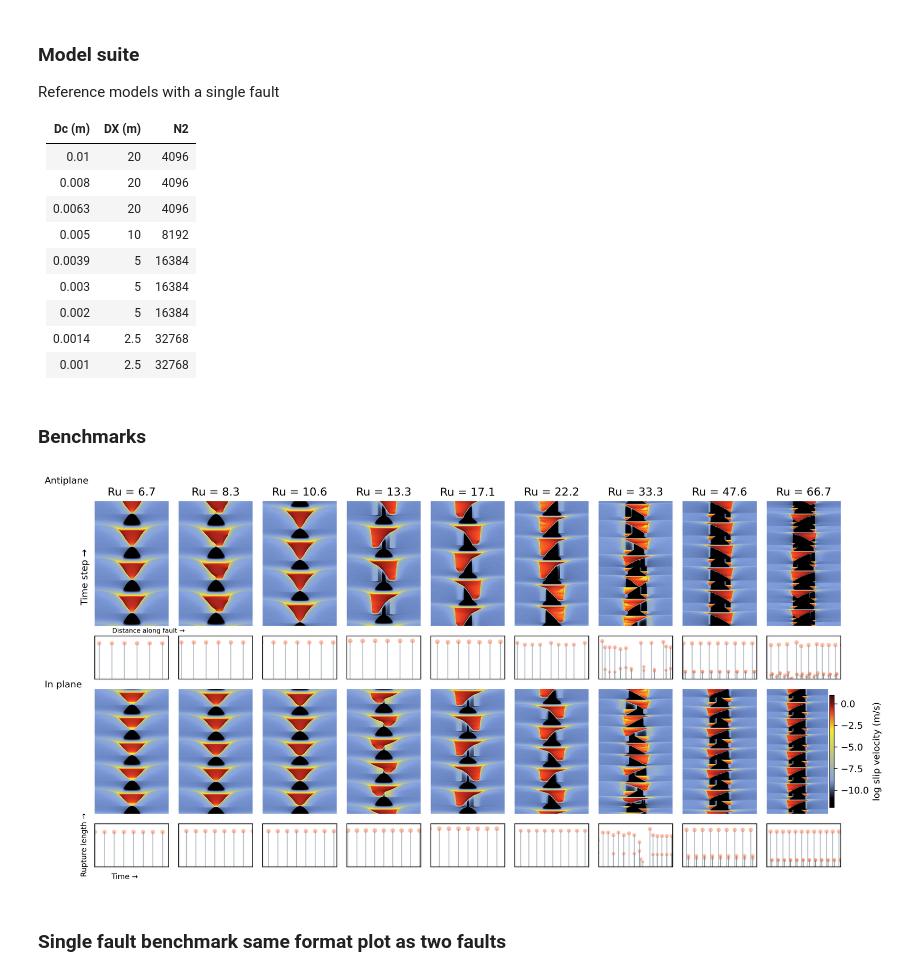
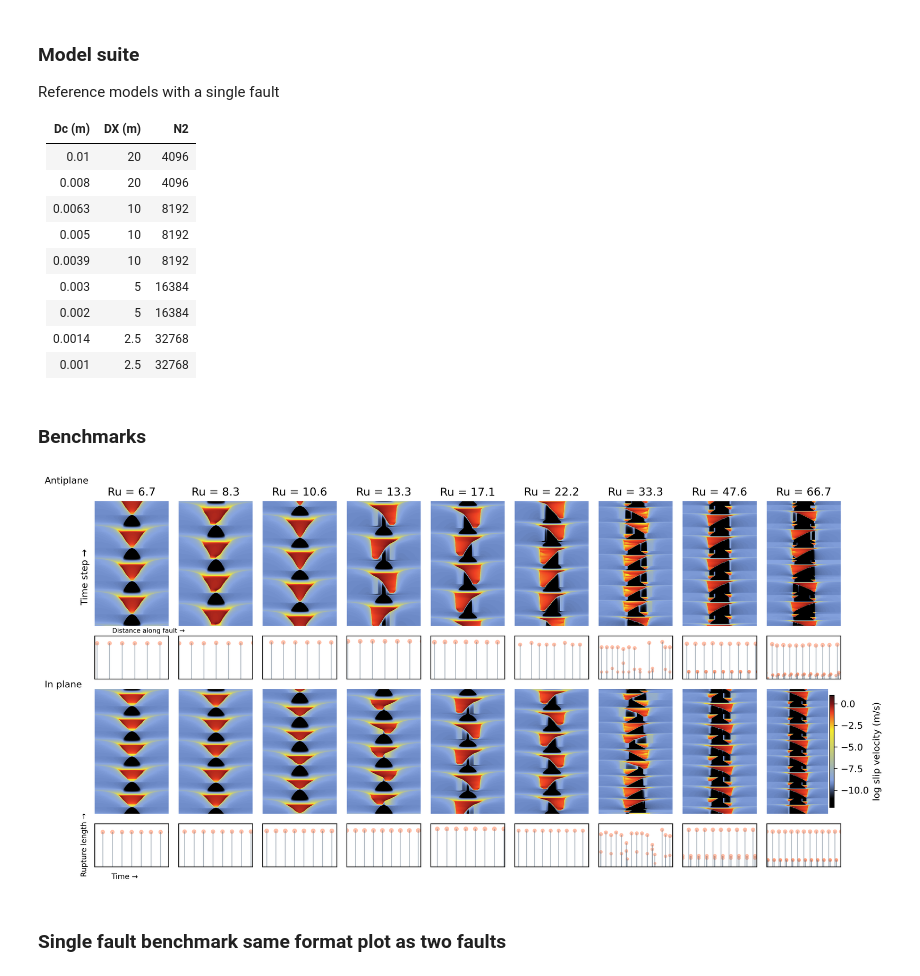
Before and after one commit to absrp/two_fault_interactions, a Jupyter notebook: single_fault_benchmark.ipynb, the cells around one changed output. Cells and saved outputs as stored; diff of their text form; code cells hidden in the pictures.

```diff
--- a/single_fault_benchmark.ipynb
+++ b/single_fault_benchmark.ipynb
@@ -26,9 +26,9 @@ Reference models with a single fault
 |-------|-----|------|
 | 0.01  | 20  | 4096 |
 | 0.008 | 20  | 4096 |
-| 0.0063 | 20  | 4096 |
+| 0.0063 | 10  | 8192 |
 | 0.005 | 10  | 8192 |
-| 0.0039 | 5   | 16384 |
+| 0.0039 | 10   | 8192 |
 | 0.003 | 5   | 16384 |
 | 0.002 | 5 | 16384 |
 | 0.0014 | 2.5 | 32768 |
@@ -46,7 +46,7 @@ grid_step_rate_horizontal = 4
 cell_dict = {
     0.01: (20, 4096),
     0.008: (20, 4096),
-    0.0063: (20, 4096),
+    0.0063: (10, 8192),
     0.005: (10, 8192),
     0.0039: (10, 8192),
     0.003: (5, 16384),
@@ -71,7 +71,7 @@ cols = ['Index', 'Displacement', 'Col3', 'Col4', 'Col5', 'col', 'cplb','Slip Rat
 # %% [markdown]
 ### Benchmarks
 # %%
-main_dir = 'benchmarks/single_fault_benchmark_antiplane/'
+main_dir = 'model_outputs/single_fault_benchmarks/antiplane/'
 feature = 'log10v' # tau, slip, log10v
 vmin = -12 # color limits
 vmax = 1
@@ -148,7 +148,7 @@ for i, file_path in enumerate(files):
     ax_bottom.set_xlim(400, 700)
     ax_bottom.set_ylim(0.2, 8)
 
-main_dir = 'benchmarks/single_fault_benchmark_inplane/'
+main_dir = 'model_outputs/single_fault_benchmarks/inplane/'
 files = []
 for root, dirs, file_names in os.walk(main_dir):
     for file in file_names:
@@ -201,35 +201,35 @@ for i, file_path in enumerate(files):
     ok_size_rupture_idx1 = np.where(rupture_length_fault1 > 3)[0]
     time_f1 = time_f1[ok_size_rupture_idx1]
     rupture_length_fault1 = rupture_length_fault1[ok_size_rupture_idx1]
 
     scale_factor = 5
     ax_bottom.scatter(time_f1/365/24/60/60, (rupture_length_fault1 * pixel_size) / 1000,
                     c='coral', s=scale_factor * np.log(rupture_length_fault1 + 1), alpha=0.5, edgecolor='none')
     ax_bottom.vlines(
         x=time_f1/365/24/60/60,
         ymin=0,
         ymax=(rupture_length_fault1 * pixel_size) / 1000,
         color='slategray',
         alpha=0.5,
         linewidth=1
     )
     ax_bottom.set_xlim(400, 700)
     ax_bottom.set_ylim(0.2, 8)
 
 cbar = fig.colorbar(ax_top.collections[0], ax=ax_top, location='right', shrink=0.9, pad=0.02, aspect=25)
 cbar.set_label('log slip velocity (m/s)',fontsize=10)
 plt.tight_layout()
 
 fig.text(-0.05, 0.99, 'Antiplane', va='center', ha='left', rotation=0, fontsize=10)
 fig.text(-0.05, 0.48, 'In plane', va='center', ha='left', rotation=0, fontsize=10)
 fig.text(-0.005, 0.75, 'Time step →', va='center', ha='left', rotation=90, fontsize=10)
 fig.text(-0.005, 0.08, 'Rupture length →', va='center', ha='left', rotation=90, fontsize=8)
 fig.text(0.08, 0.615, 'Distance along fault →', va='center', ha='center', rotation=0, fontsize=7)
 fig.text(0.05, 0, 'Time →', va='center', ha='center', rotation=0, fontsize=8)
 
-plt.savefig('Figures/single_fault_benchmark.png',bbox_inches='tight')
+plt.savefig('Summary figures/single_fault/single_fault_benchmark.png',bbox_inches='tight')
 # %% [output]
-[figure, old version]
+[figure, new version]
 # %% [markdown]
 ### Single fault benchmark same format plot as two faults
 # %%
```
Also changed, not shown: parts of 1 cell of this notebook.
